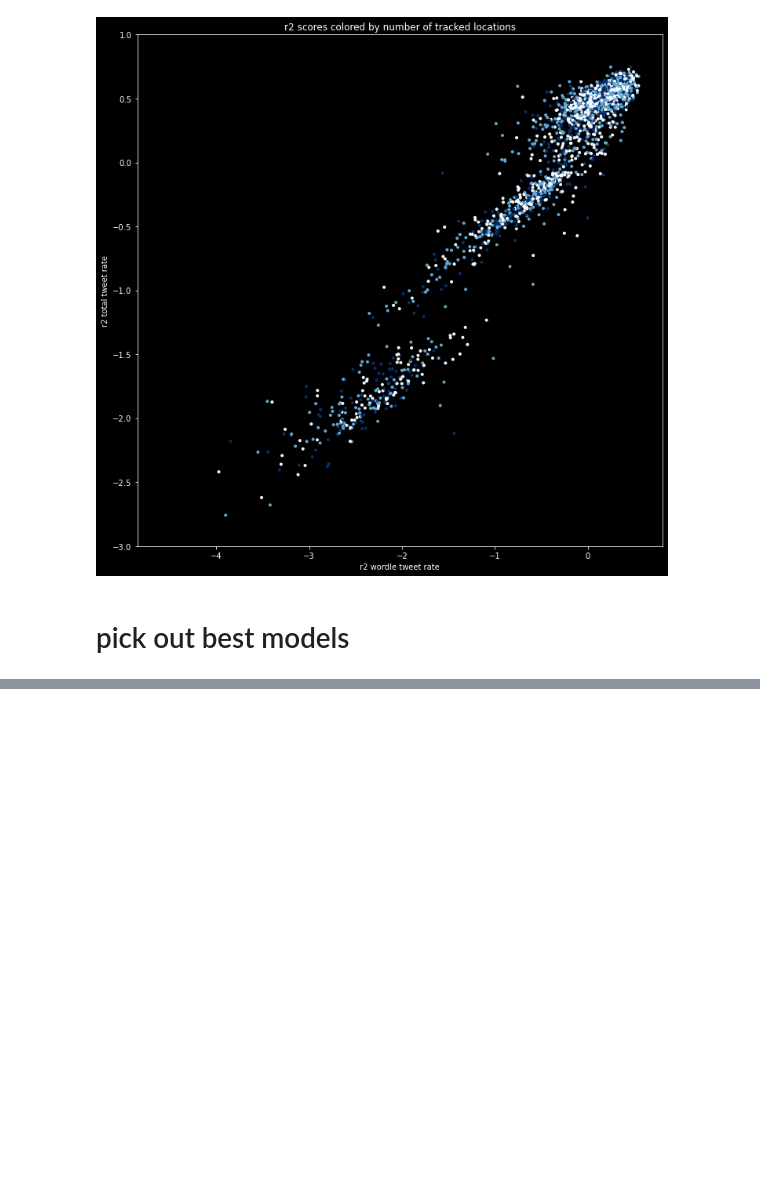
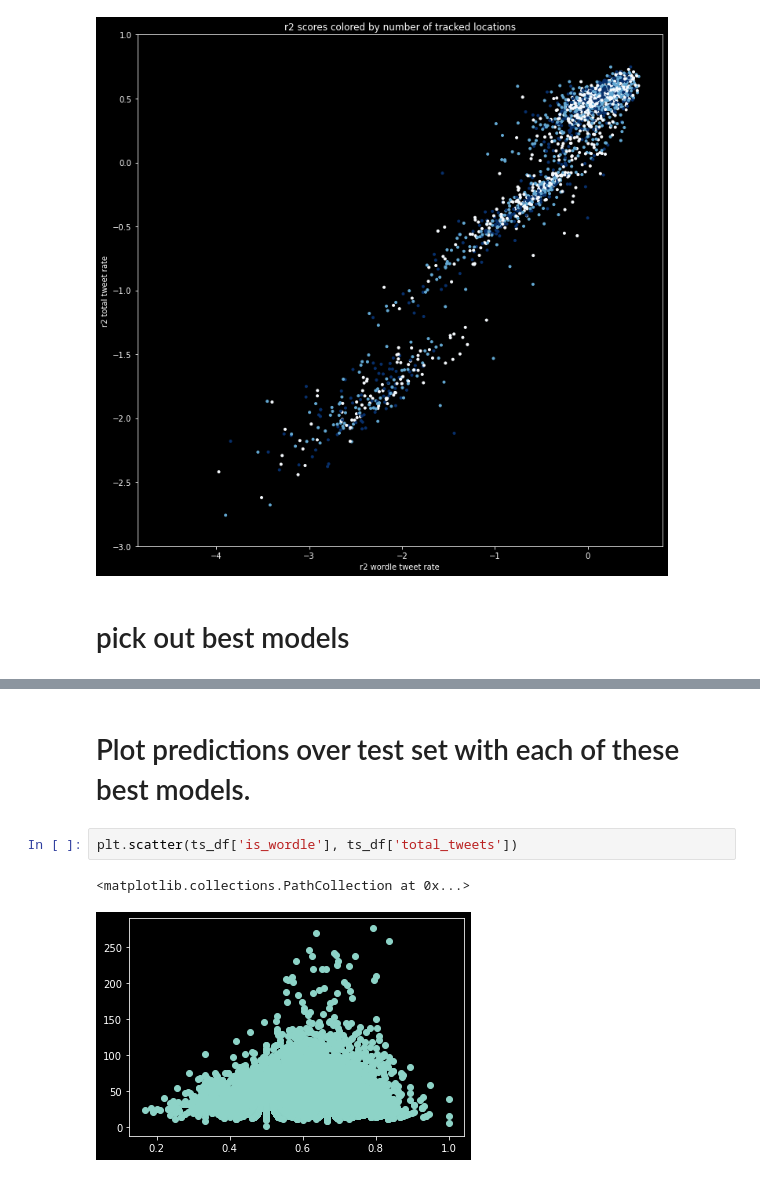
Before and after one commit to dtersegno/capstone, a Jupyter notebook: model/4_models.ipynb, the cells around one changed output, grey strips where cells are left out. Saved outputs shown, nothing was run; the diff lists cells and outputs as text; blank space fills up the shorter version.

```diff
--- a/model/4_models.ipynb
+++ b/model/4_models.ipynb
@@ -632,3 +632,10 @@ results_df.sort_values(by = ['results_product'], ascending = False).head(10)
 | 1943 | 3 | 10 | 10 | 20 | 25 | 25 | ... |
 | 413 | 2 | 10 | 10 | 0 | 0 | 25 | ... |
 | 1898 | 3 | 10 | 10 | 0 | 12 | 25 | ... |
+# %% [markdown]
+# Plot predictions over test set with each of these best models.
+# %%
+plt.scatter(ts_df['is_wordle'], ts_df['total_tweets'])
+# %% [output]
+<matplotlib.collections.PathCollection at 0x...>
+[figure, added]
```
Also changed, not shown: parts of 4 cells of this notebook, 5 other files.
